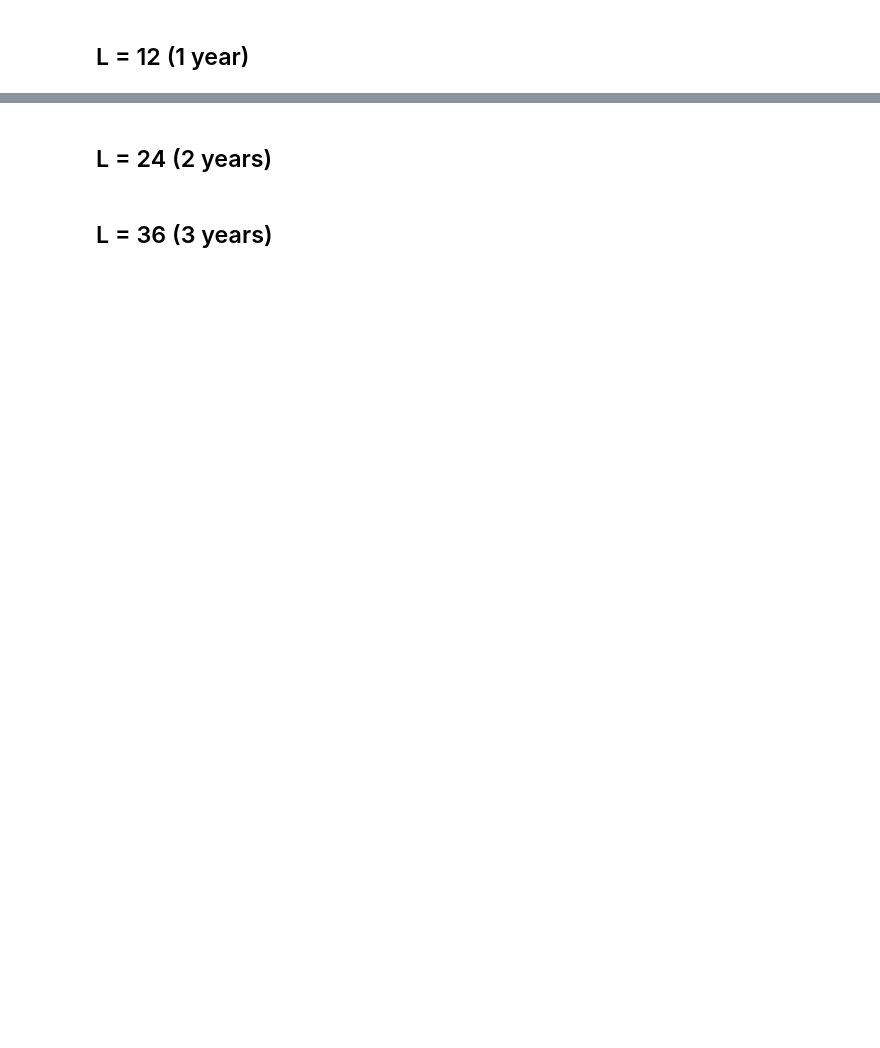
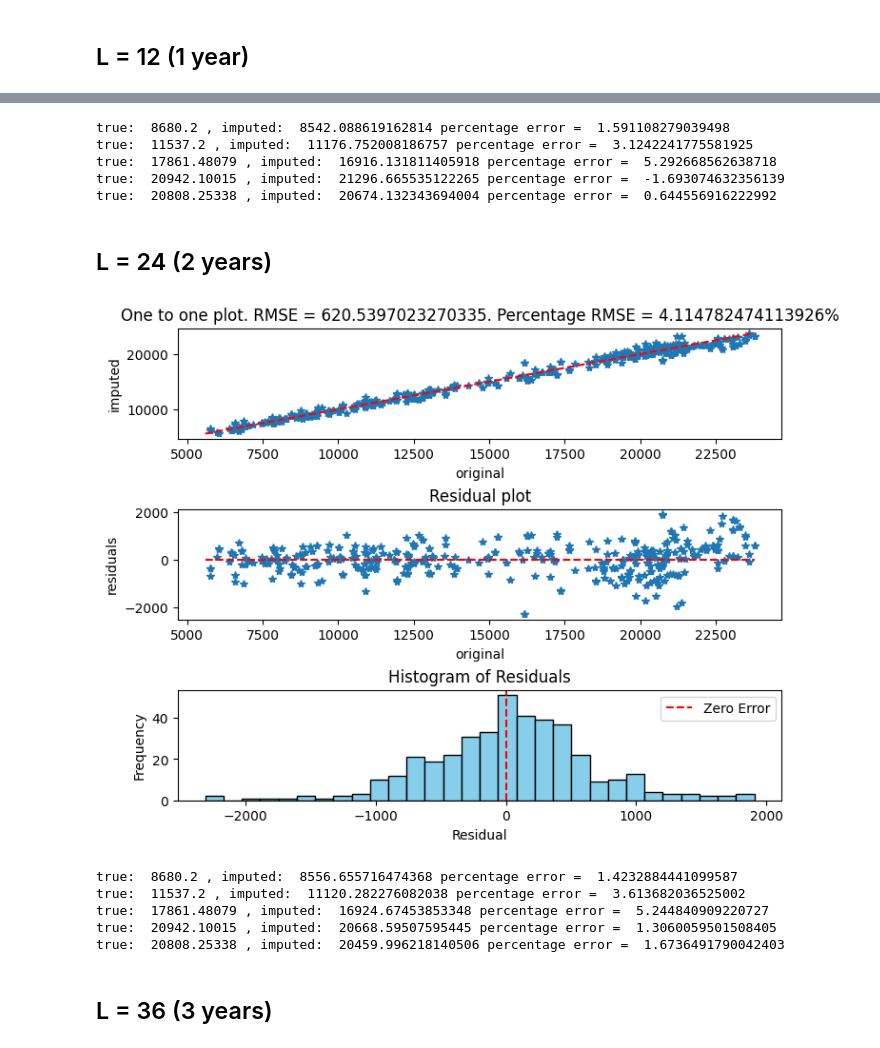
Before and after one commit to LukeAFullard/pyCiSSA, a Jupyter notebook: examples/cissa/gap_filling/Gap filling - Effect of window length L.ipynb, the cells around one changed output, grey strips where cells are left out. Saved outputs shown, nothing was run; the diff lists cells and outputs as text; code cells hidden in the pictures; blank space fills up the shorter version.

```diff
--- a/examples/cissa/gap_filling/Gap filling - Effect of window length L.ipynb
+++ b/examples/cissa/gap_filling/Gap filling - Effect of window length L.ipynb
@@ -42,17 +66,43 @@ cissa_object_L_12.figures.get('cissa').get('figure_gap_fill_error')
+# %%
+print('true: ',data['Electric power consumption in Spain'][100],', imputed: ',cissa_object_L_12.x[100],'percentage error = ', 100*(data['Electric power consumption in Spain'][100] - cissa_object_L_12.x[100])/data['Electric power consumption in Spain'][100])
+print('true: ',data['Electric power consumption in Spain'][200],', imputed: ',cissa_object_L_12.x[200],'percentage error = ', 100*(data['Electric power consumption in Spain'][200] - cissa_object_L_12.x[200])/data['Electric power consumption in Spain'][200])
+print('true: ',data['Electric power consumption in Spain'][300],', imputed: ',cissa_object_L_12.x[300],'percentage error = ', 100*(data['Electric power consumption in Spain'][300] - cissa_object_L_12.x[300])/data['Electric power consumption in Spain'][300])
+print('true: ',data['Electric power consumption in Spain'][400],', imputed: ',cissa_object_L_12.x[400],'percentage error = ', 100*(data['Electric power consumption in Spain'][400] - cissa_object_L_12.x[400])/data['Electric power consumption in Spain'][400])
+print('true: ',data['Electric power consumption in Spain'][500],', imputed: ',cissa_object_L_12.x[500],'percentage error = ', 100*(data['Electric power consumption in Spain'][500] - cissa_object_L_12.x[500])/data['Electric power consumption in Spain'][500])
+# %% [output]
+true:  8680.2 , imputed:  8542.088619162814 percentage error =  1.591108279039498
+true:  11537.2 , imputed:  11176.752008186757 percentage error =  3.1242241775581925
+true:  17861.48079 , imputed:  16916.131811405918 percentage error =  5.292668562638718
+true:  20942.10015 , imputed:  21296.665535122265 percentage error =  -1.693074632356139
+true:  20808.25338 , imputed:  20674.132343694004 percentage error =  0.644556916222992
 # %% [markdown]
 ## L = 24 (2 years)
 # %%
 #create the cissa object
 cissa_object_L_24 = Cissa(t=data_with_gaps['Date'],x=data_with_gaps['Electric power consumption in Spain'])
 cissa_object_L_24.pre_fill_gaps(L = 12*2,
                        K_surrogates = 3, alpha = 0.1,  #settings some parameters for the Monte-Carlo routine
-                       test_number = 20, test_repeats=10, #These settings help us to understand the error during gap filling
+                       test_number = 20, test_repeats=20, #These settings help us to understand the error during gap filling
                        initial_guess = ['previous', 1.25], #this means we set missing values to the previous good value multiplied by 1.25
                         max_iter = 1000, #ensuring we have enough iterations to converge
-                        convergence = ['value', 500], #convergence value
+                        convergence = ['value', 50], #convergence value
                         verbose = False
                        )
 cissa_object_L_24.figures.get('cissa').get('figure_gap_fill_error')
+# %% [output]
+[figure, added]
+# %%
+print('true: ',data['Electric power consumption in Spain'][100],', imputed: ',cissa_object_L_24.x[100],'percentage error = ', 100*(data['Electric power consumption in Spain'][100] - cissa_object_L_24.x[100])/data['Electric power consumption in Spain'][100])
+print('true: ',data['Electric power consumption in Spain'][200],', imputed: ',cissa_object_L_24.x[200],'percentage error = ', 100*(data['Electric power consumption in Spain'][200] - cissa_object_L_24.x[200])/data['Electric power consumption in Spain'][200])
+print('true: ',data['Electric power consumption in Spain'][300],', imputed: ',cissa_object_L_24.x[300],'percentage error = ', 100*(data['Electric power consumption in Spain'][300] - cissa_object_L_24.x[300])/data['Electric power consumption in Spain'][300])
+print('true: ',data['Electric power consumption in Spain'][400],', imputed: ',cissa_object_L_24.x[400],'percentage error = ', 100*(data['Electric power consumption in Spain'][400] - cissa_object_L_24.x[400])/data['Electric power consumption in Spain'][400])
+print('true: ',data['Electric power consumption in Spain'][500],', imputed: ',cissa_object_L_24.x[500],'percentage error = ', 100*(data['Electric power consumption in Spain'][500] - cissa_object_L_24.x[500])/data['Electric power consumption in Spain'][500])
+# %% [output]
+true:  8680.2 , imputed:  8556.655716474368 percentage error =  1.4232884441099587
+true:  11537.2 , imputed:  11120.282276082038 percentage error =  3.613682036525002
+true:  17861.48079 , imputed:  16924.67453853348 percentage error =  5.244840909220727
+true:  20942.10015 , imputed:  20668.59507595445 percentage error =  1.3060059501508405
+true:  20808.25338 , imputed:  20459.996218140506 percentage error =  1.6736491790042403
 # %% [markdown]
 ## L = 36 (3 years)
 # %%
```
Also changed, not shown: parts of 37 cells of this notebook, 2 other files.
